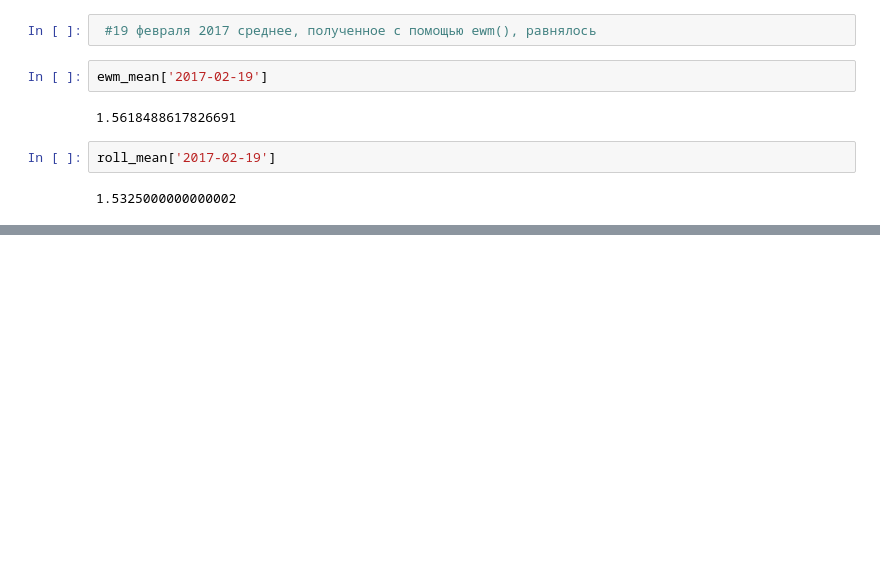
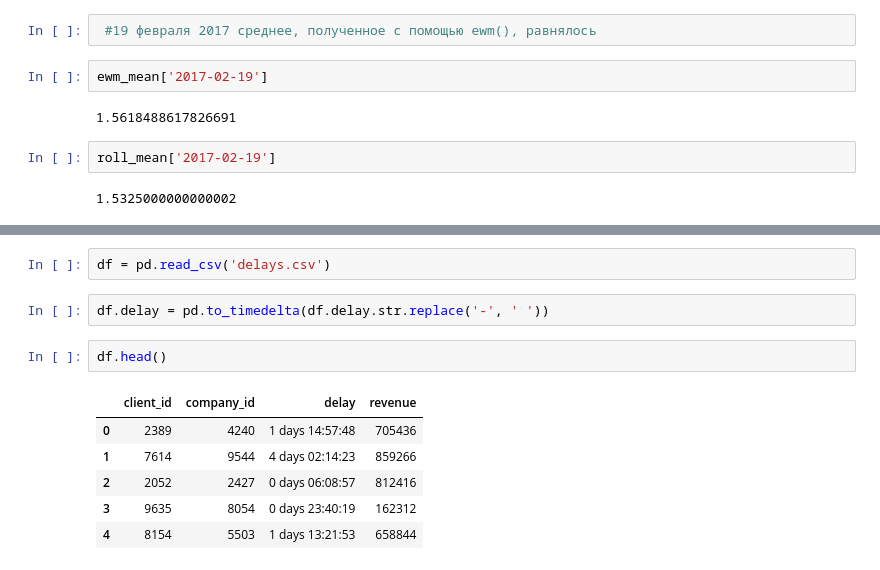
Before and after one commit to PavelSyr/da_karpov.cources, a Jupyter notebook: analitycs/01_python/6_rolling_func_and_interractive_figures/lesson_6/lesson_6_tasks.ipynb, the cells around one changed output, grey strips where cells are left out. Saved outputs shown, nothing was run; the diff lists cells and outputs as text; blank space fills up the shorter version.

```diff
--- a/analitycs/01_python/6_rolling_func_and_interractive_figures/lesson_6/lesson_6_tasks.ipynb
+++ b/analitycs/01_python/6_rolling_func_and_interractive_figures/lesson_6/lesson_6_tasks.ipynb
@@ -136,0 +164,13 @@ roll_mean['2017-02-19']
+# %%
+df = pd.read_csv('delays.csv')
+# %%
+df.delay = pd.to_timedelta(df.delay.str.replace('-', ' '))
+# %%
+df.head()
+# %% [output]
+|  | client_id | company_id | delay | revenue |
+| 0 | 2389 | 4240 | 1 days 14:57:48 | 705436 |
+| 1 | 7614 | 9544 | 4 days 02:14:23 | 859266 |
+| 2 | 2052 | 2427 | 0 days 06:08:57 | 812416 |
+| 3 | 9635 | 8054 | 0 days 23:40:19 | 162312 |
+| 4 | 8154 | 5503 | 1 days 13:21:53 | 658844 |
```
Also changed, not shown: parts of 14 cells of this notebook, 1 other file.
